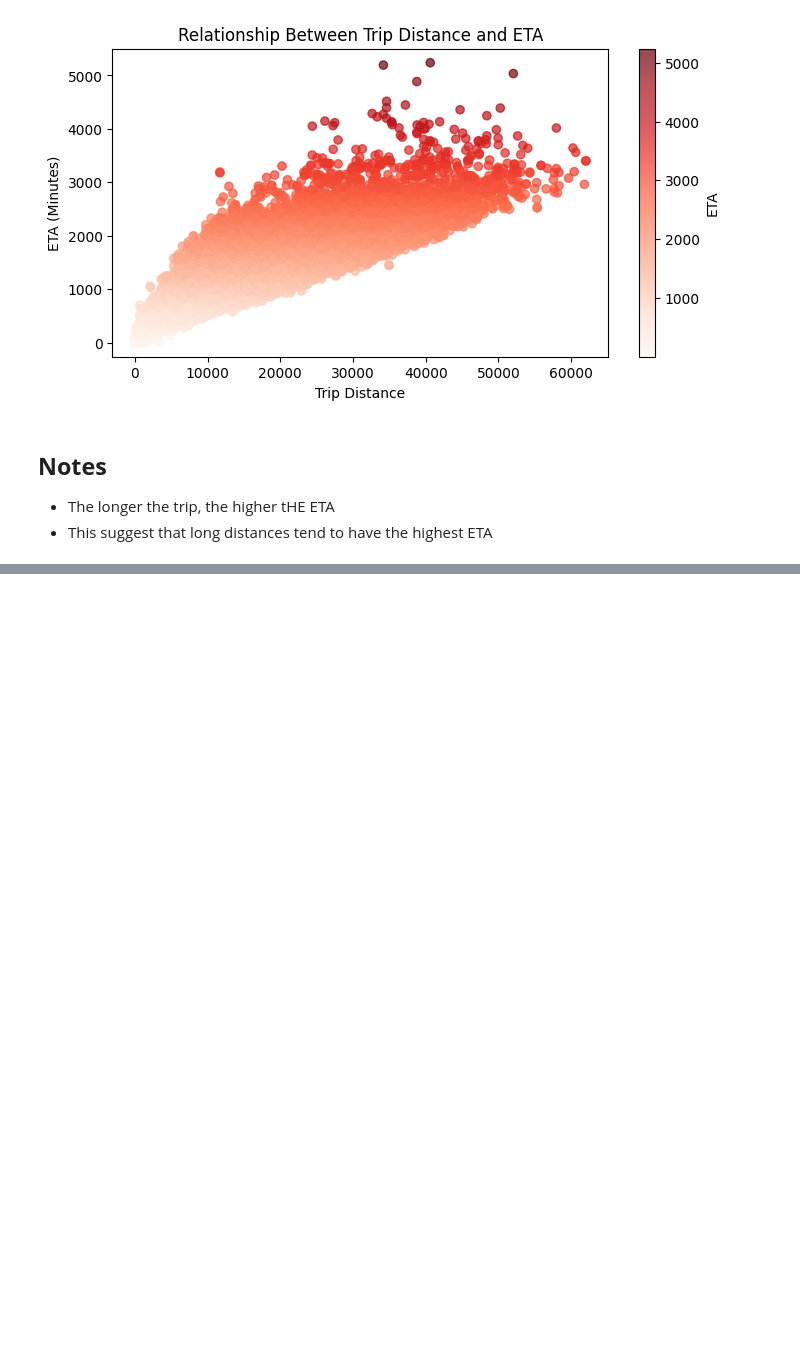
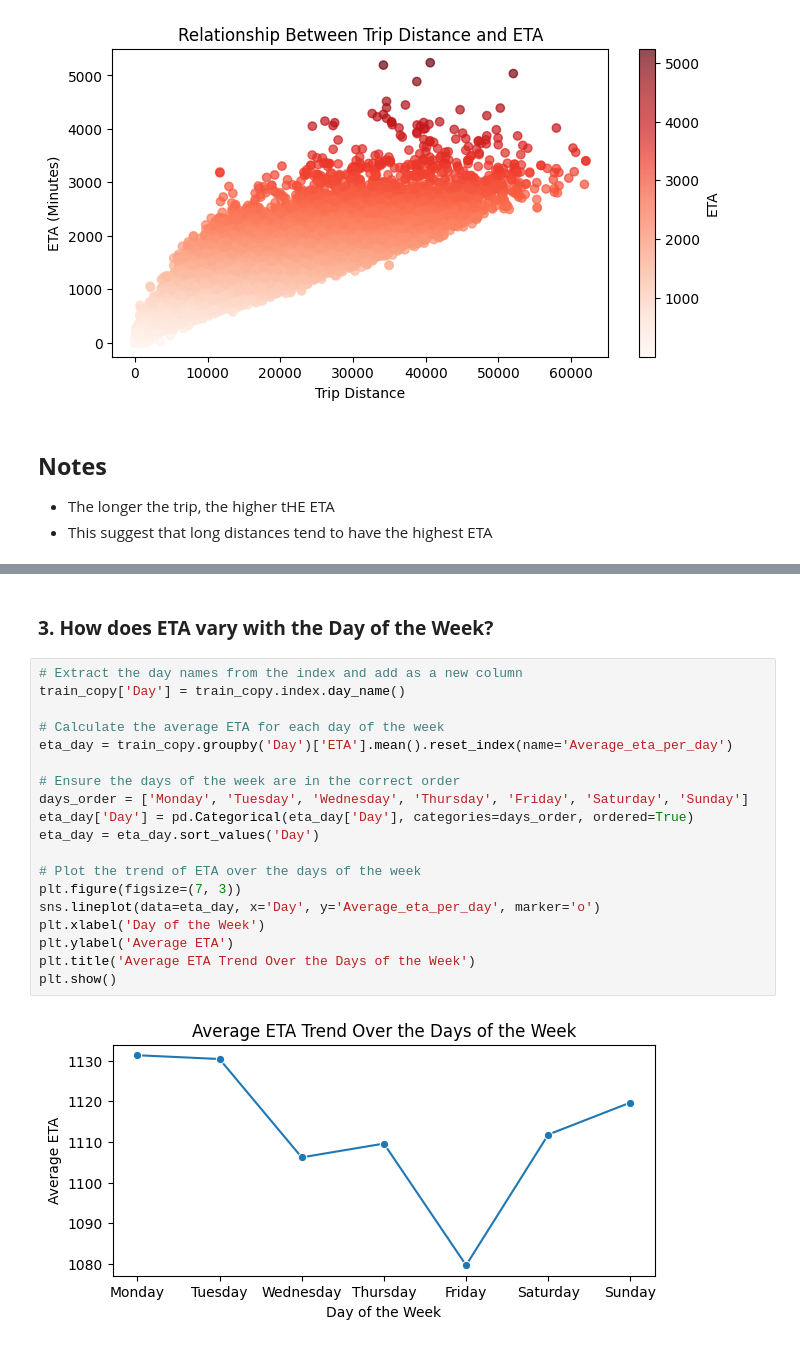
Before and after one commit to murithidenisgitobu/Yassir-Expected-Time-of-Arrival-ETA-Prediction, a Jupyter notebook: Notebook/yassir_notebook.ipynb, the cells around one changed output, grey strips where cells are left out. Drawn from its saved outputs; the diff is of its cells as text; blank space fills up the shorter version.

```diff
--- a/Notebook/yassir_notebook.ipynb
+++ b/Notebook/yassir_notebook.ipynb
@@ -535,0 +564,23 @@ plt.show()
+# %% [markdown]
+### **3. How does ETA vary with the Day of the Week?**
+# %%
+# Extract the day names from the index and add as a new column
+train_copy['Day'] = train_copy.index.day_name()
+
+# Calculate the average ETA for each day of the week
+eta_day = train_copy.groupby('Day')['ETA'].mean().reset_index(name='Average_eta_per_day')
+
+# Ensure the days of the week are in the correct order
+days_order = ['Monday', 'Tuesday', 'Wednesday', 'Thursday', 'Friday', 'Saturday', 'Sunday']
+eta_day['Day'] = pd.Categorical(eta_day['Day'], categories=days_order, ordered=True)
+eta_day = eta_day.sort_values('Day')
+
+# Plot the trend of ETA over the days of the week
+plt.figure(figsize=(7, 3))
+sns.lineplot(data=eta_day, x='Day', y='Average_eta_per_day', marker='o')
+plt.xlabel('Day of the Week')
+plt.ylabel('Average ETA')
+plt.title('Average ETA Trend Over the Days of the Week')
+plt.show()
+# %% [output]
+[figure, added]
```
Also changed, not shown: parts of 7 cells of this notebook.
